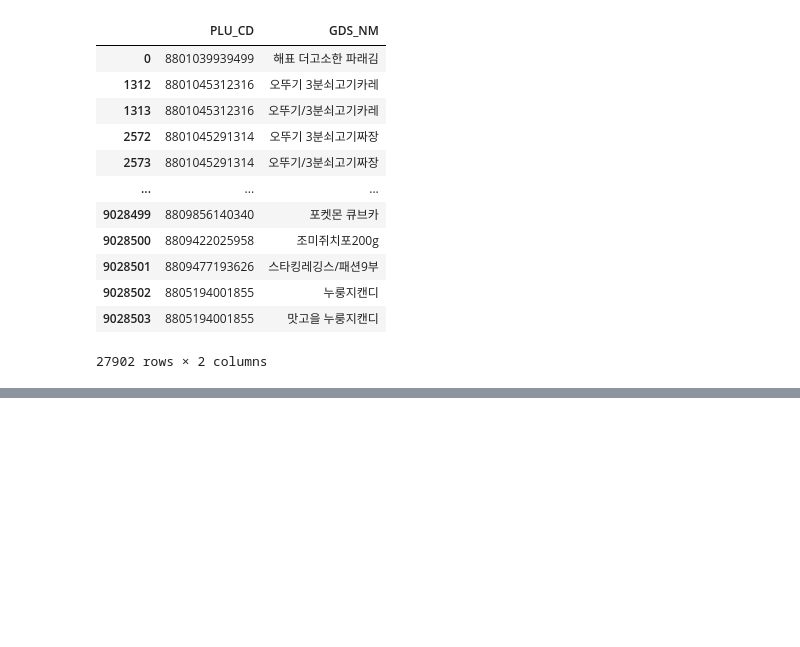
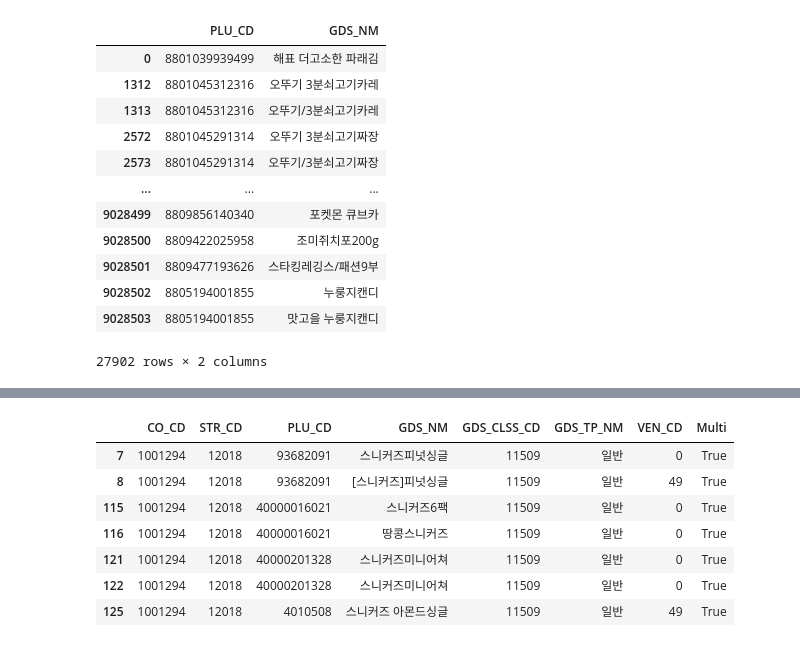
Before and after one commit to shinjangwoon/Store_Analysis, a Jupyter notebook: EDA/EDA.ipynb, the cells around one changed output, grey strips where cells are left out. Saved outputs shown, nothing was run; the diff lists cells and outputs as text; code cells hidden in the pictures; blank space fills up the shorter version.

```diff
--- a/EDA/EDA.ipynb
+++ b/EDA/EDA.ipynb
@@ -580,0 +663,11 @@ plu_mer.drop_duplicates()
+# %%
+df_2[df_2['GDS_NM'].str.contains('스니') & df_2['Multi']==True].head(30)
+# %% [output]
+|  | CO_CD | STR_CD | PLU_CD | GDS_NM | GDS_CLSS_CD | GDS_TP_NM | VEN_CD | Multi |
+| 7 | 1001294 | 12018 | 93682091 | 스니커즈피넛싱글 | 11509 | 일반 | 0 | True |
+| 8 | 1001294 | 12018 | 93682091 | [스니커즈]피넛싱글 | 11509 | 일반 | 49 | True |
+| 115 | 1001294 | 12018 | 40000016021 | 스니커즈6팩 | 11509 | 일반 | 0 | True |
+| 116 | 1001294 | 12018 | 40000016021 | 땅콩스니커즈 | 11509 | 일반 | 0 | True |
+| 121 | 1001294 | 12018 | 40000201328 | 스니커즈미니어쳐 | 11509 | 일반 | 0 | True |
+| 122 | 1001294 | 12018 | 40000201328 | 스니커즈미니어쳐 | 11509 | 일반 | 0 | True |
+| 125 | 1001294 | 12018 | 4010508 | 스니커즈 아몬드싱글 | 11509 | 일반 | 49 | True |
```
Also changed, not shown: parts of 16 cells of this notebook.
